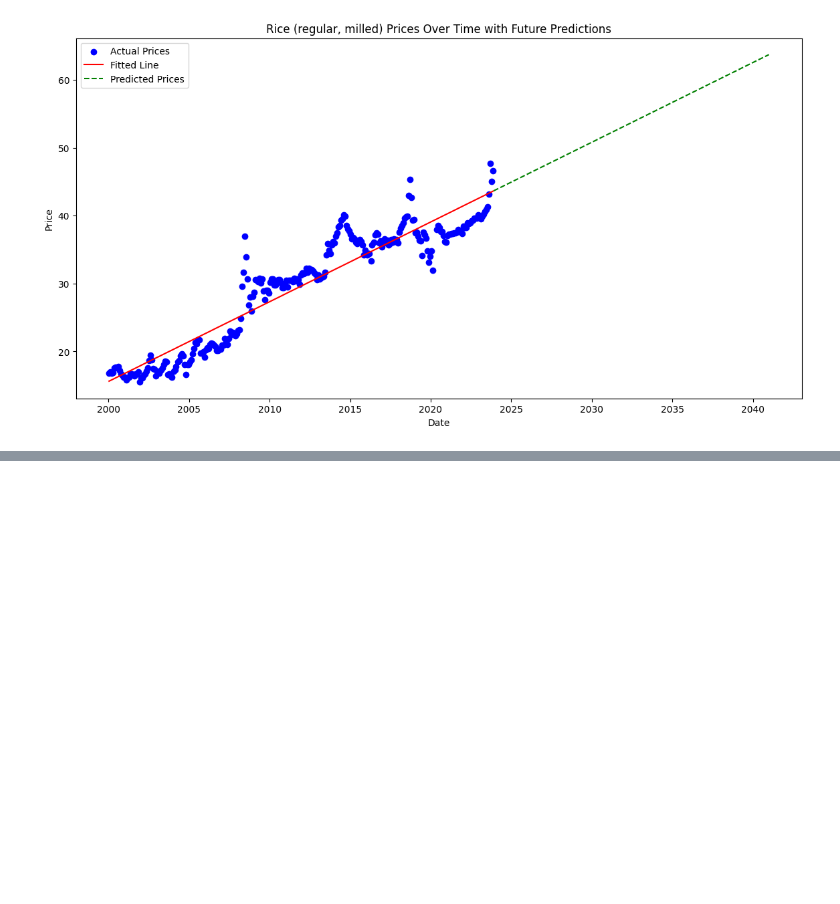
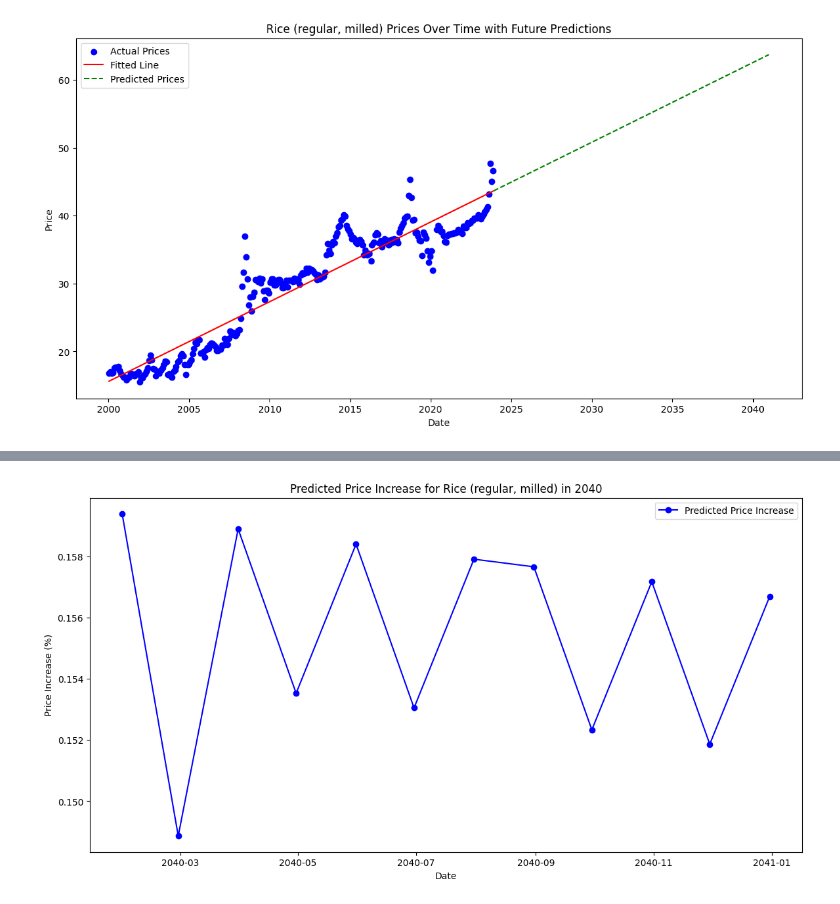
Before and after one commit to jkcte/food-data-philippines-2000-2023-per-day, a Jupyter notebook: foodDataInformation.ipynb, the cells around one changed output, grey strips where cells are left out. Cells and saved outputs as stored; diff of their text form; code cells hidden in the pictures; blank space fills up the shorter version.

```diff
--- a/foodDataInformation.ipynb
+++ b/foodDataInformation.ipynb
@@ -168,0 +188,18 @@ plt.show()
+# %%
+# Calculate the percentage increase in predicted prices for 2040
+future_price_increase = (future_y_pred[1:] - future_y_pred[:-1]) / future_y_pred[:-1] * 100
+
+# Filter the dates to include only the year 2040
+future_dates_2040 = future_dates[1:][future_dates[1:].year == 2040]
+future_price_increase_2040 = future_price_increase[future_dates[1:].year == 2040]
+
+# Plot the predicted price increase for 2040
+plt.figure(figsize=(14, 7))
+plt.plot(future_dates_2040, future_price_increase_2040, marker='o', linestyle='-', color='b', label='Predicted Price Increase')
+plt.title('Predicted Price Increase for Rice (regular, milled) in 2040')
+plt.xlabel('Date')
+plt.ylabel('Price Increase (%)')
+plt.legend()
+plt.show()
+# %% [output]
+[figure, added]
```
Also changed, not shown: parts of 4 cells of this notebook.
